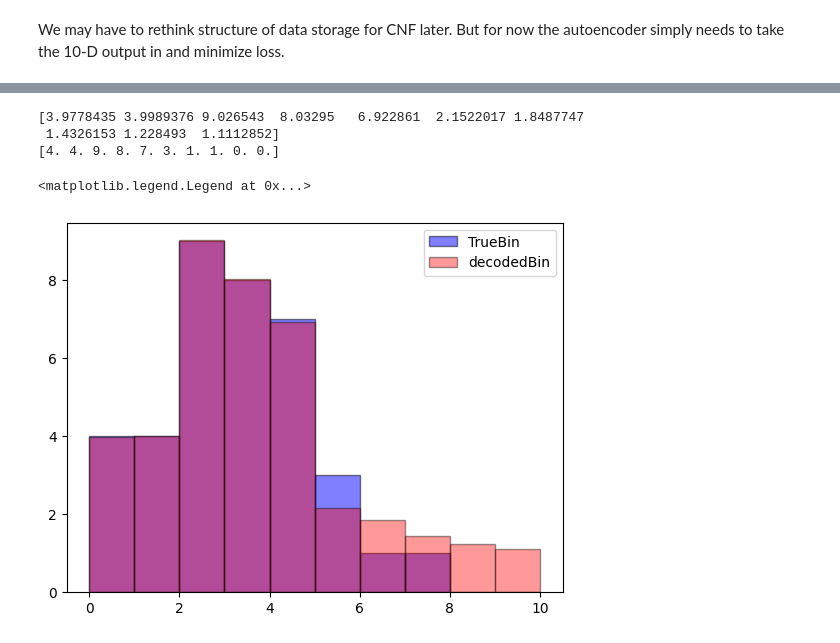
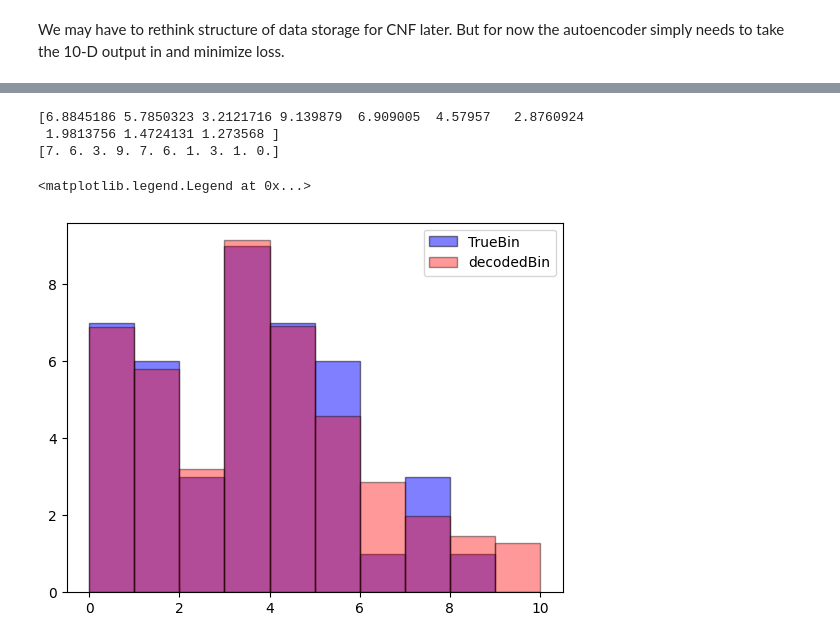
Before and after one commit to vigneshK0404/NOva_Fitter_CNF, a Jupyter notebook: CNF.ipynb, the cells around one changed output, grey strips where cells are left out. Cells and saved outputs as stored; diff of their text form; code cells hidden in the pictures.

```diff
--- a/CNF.ipynb
+++ b/CNF.ipynb
@@ -91,13 +89,15 @@ Datasets = DataLoader(input_p, batch_size =4096, shuffle=True)
 # %%
+from torch.nn.modules.activation import Softmax
+from nflows.transforms.nonlinearities import Sigmoid
 class autoEncoder(torch.nn.Module):
-  def __init__(self, input_dim, hidden_dim):
+  def __init__(self, input_dim, hidden_dim,min_data,max_data):
     super().__init__()
 
     #self.max = torch.nn.Parameter(max_vals,requires_grad=False)
     #self.min = torch.nn.Parameter(min_vals,requires_grad=False)
 
-    self.register_buffer("min", min_vals)
-    self.register_buffer("max", max_vals)
+    self.register_buffer("min", min_data)
+    self.register_buffer("max", max_data)
 
 
 
@@ -110,14 +110,19 @@ class autoEncoder(torch.nn.Module):
     self.decoder = torch.nn.Sequential(
         torch.nn.Linear(hidden_dim,32),
         torch.nn.ReLU(),
-        torch.nn.Linear(32,input_dim)
+        torch.nn.Linear(32,input_dim),
+        torch.nn.Sigmoid()
     )
 
+  def encode(self,x):
+    x = (x-self.min)/(self.max - self.min + 1e-8)
+    return self.encoder(x)
+
+  def decode(self,x):
+    dData = self.decoder(x)
+    return dData*(self.max - self.min) + self.min
+
   def forward(self,x):
-    x = (x-self.min)/(self.max - self.min + 1e-8)
-
-    encode = self.encoder(x)
-    decode = self.decoder(encode)
-
-    y = decode*(self.max - self.min) + self.min
-    return y
+    eData = self.encode(x)
+    dData = self.decode(eData)
+    return dData
@@ -124,8 +257,8 @@ class autoEncoder(torch.nn.Module):
 # %%
-lr = 1e-4
+plr = 1e-4
 inputDim = 10
 hiddenDim = 6
-compress = autoEncoder(inputDim, hiddenDim).to(device)
+compress = autoEncoder(inputDim, hiddenDim,min_data=min_vals, max_data=max_vals).to(device)
 optim = torch.optim.Adam(compress.parameters(), lr=lr)
 loss_fn = torch.nn.MSELoss()
 torchinfo.summary(compress)
@@ -185,15 +312,20 @@ testP_CPU = testP.to("cpu").detach().numpy().flatten()
-# %%
-print(decodePtest)
-print(testP_CPU)
-# %% [output]
-[3.9778435 3.9989376 9.026543  8.03295   6.922861  2.1522017 1.8487747
- 1.4326153 1.228493  1.1112852]
-[4. 4. 9. 8. 7. 3. 1. 1. 0. 0.]
 # %%
+testP,_ = generateTrainingData(1)
+testP = torch.tensor(testP, dtype = torch.float32)
+testP = testP.to(device)
+decodePtest = compress(testP).to("cpu").detach().numpy().flatten()
+testP_CPU = testP.to("cpu").detach().numpy().flatten()
+
+print(decodePtest)
+print(testP_CPU)
+
 bins = np.array(range(11))
 plt.hist(bins[:-1], bins,weights=testP_CPU,color='blue',edgecolor='black',alpha=0.5,label="TrueBin")
 plt.hist(bins[:-1], bins,weights=decodePtest,color='red',edgecolor='black',alpha=0.4,label="decodedBin")
 plt.legend()
 # %% [output]
-<matplotlib.legend.Legend at 0x...>
+[6.8845186 5.7850323 3.2121716 9.139879  6.909005  4.57957   2.8760924
+ 1.9813756 1.4724131 1.273568 ]
+[7. 6. 3. 9. 7. 6. 1. 3. 1. 0.]
+<matplotlib.legend.Legend at 0x...>
-[figure, old version]
+[figure, new version]
```
Also changed, not shown: parts of 13 cells of this notebook.
